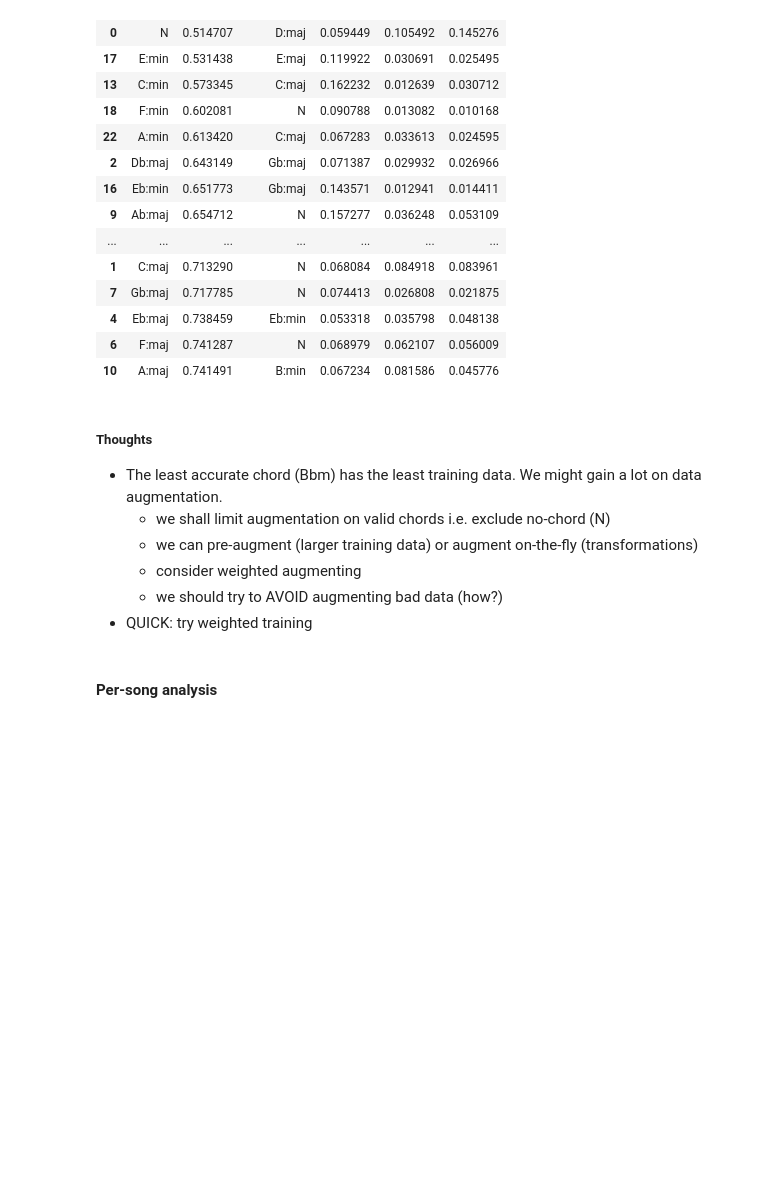
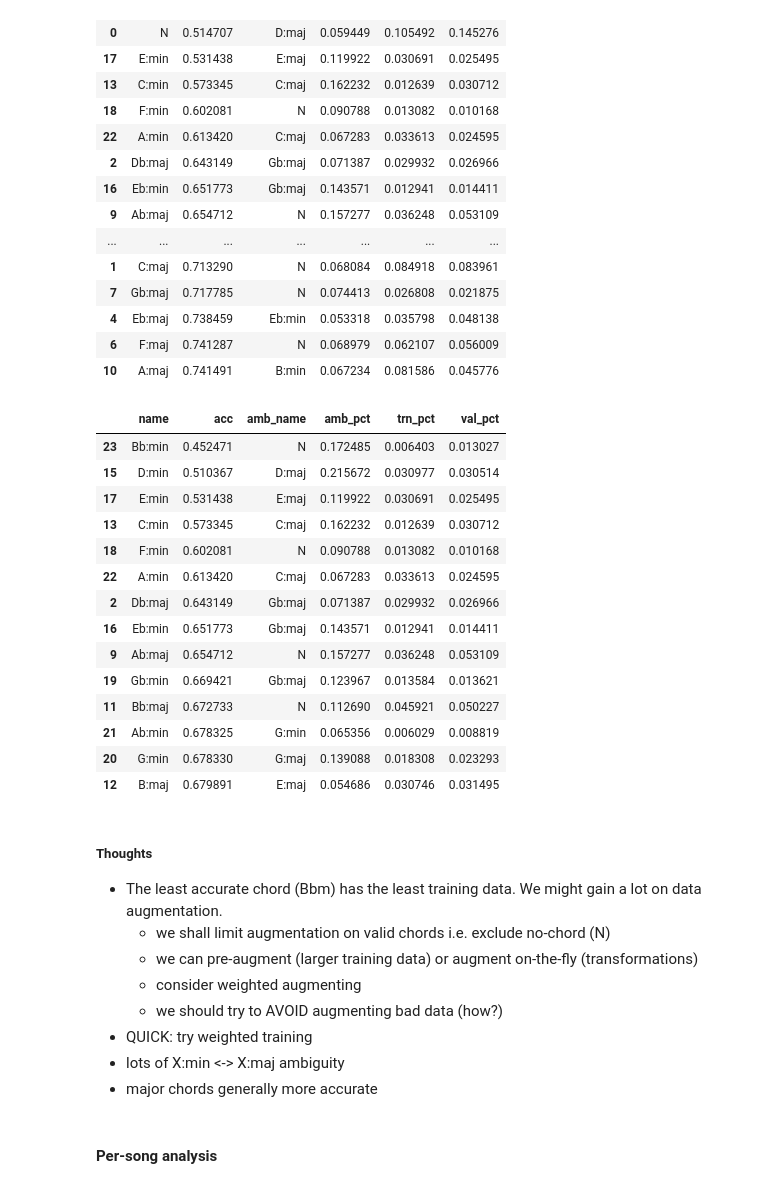
Before and after one commit to cjbayron/autochord, a Jupyter notebook: eval_seq.ipynb, the cells around one changed output. Drawn from its saved outputs; the diff is of its cells as text; code cells hidden in the pictures; blank space fills up the shorter version.

Commit message:
add class weights to training; add non-zero accuracy

```diff
--- a/eval_seq.ipynb
+++ b/eval_seq.ipynb
@@ -189,6 +196,25 @@ summary_df[summary_df['acc'] < 0.75][['name','acc','amb_name','amb_pct','trn_pct
 | 4 | Eb:maj | 0.738459 | Eb:min | 0.053318 | 0.035798 | 0.048138 |
 | 6 | F:maj | 0.741287 | N | 0.068979 | 0.062107 | 0.056009 |
 | 10 | A:maj | 0.741491 | B:min | 0.067234 | 0.081586 | 0.045776 |
+# %%
+summary_df[summary_df['acc'] < 0.70][non_zero_filt]\
+    [['name','acc','amb_name','amb_pct','trn_pct','val_pct']].sort_values(by='acc')
+# %% [output]
+|  | name | acc | amb_name | amb_pct | trn_pct | val_pct |
+| 23 | Bb:min | 0.452471 | N | 0.172485 | 0.006403 | 0.013027 |
+| 15 | D:min | 0.510367 | D:maj | 0.215672 | 0.030977 | 0.030514 |
+| 17 | E:min | 0.531438 | E:maj | 0.119922 | 0.030691 | 0.025495 |
+| 13 | C:min | 0.573345 | C:maj | 0.162232 | 0.012639 | 0.030712 |
+| 18 | F:min | 0.602081 | N | 0.090788 | 0.013082 | 0.010168 |
+| 22 | A:min | 0.613420 | C:maj | 0.067283 | 0.033613 | 0.024595 |
+| 2 | Db:maj | 0.643149 | Gb:maj | 0.071387 | 0.029932 | 0.026966 |
+| 16 | Eb:min | 0.651773 | Gb:maj | 0.143571 | 0.012941 | 0.014411 |
+| 9 | Ab:maj | 0.654712 | N | 0.157277 | 0.036248 | 0.053109 |
+| 19 | Gb:min | 0.669421 | Gb:maj | 0.123967 | 0.013584 | 0.013621 |
+| 11 | Bb:maj | 0.672733 | N | 0.112690 | 0.045921 | 0.050227 |
+| 21 | Ab:min | 0.678325 | G:min | 0.065356 | 0.006029 | 0.008819 |
+| 20 | G:min | 0.678330 | G:maj | 0.139088 | 0.018308 | 0.023293 |
+| 12 | B:maj | 0.679891 | E:maj | 0.054686 | 0.030746 | 0.031495 |
 # %% [markdown]
 ##### Thoughts
 
@@ -198,6 +224,8 @@ summary_df[summary_df['acc'] < 0.75][['name','acc','amb_name','amb_pct','trn_pct
     - consider weighted augmenting
     - we should try to AVOID augmenting bad data (how?)
 - QUICK: try weighted training
+- lots of X:min <-> X:maj ambiguity
+- major chords generally more accurate
 # %% [markdown]
 #### Per-song analysis
 # %%
```
Also changed, not shown: parts of 5 cells of this notebook, 1 other file.
